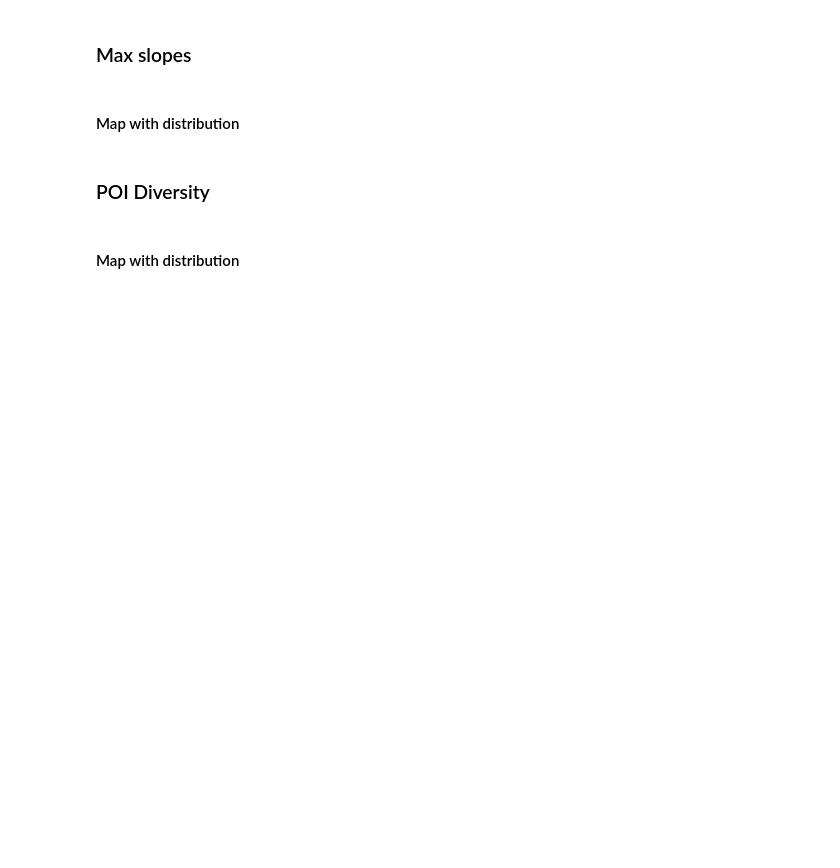
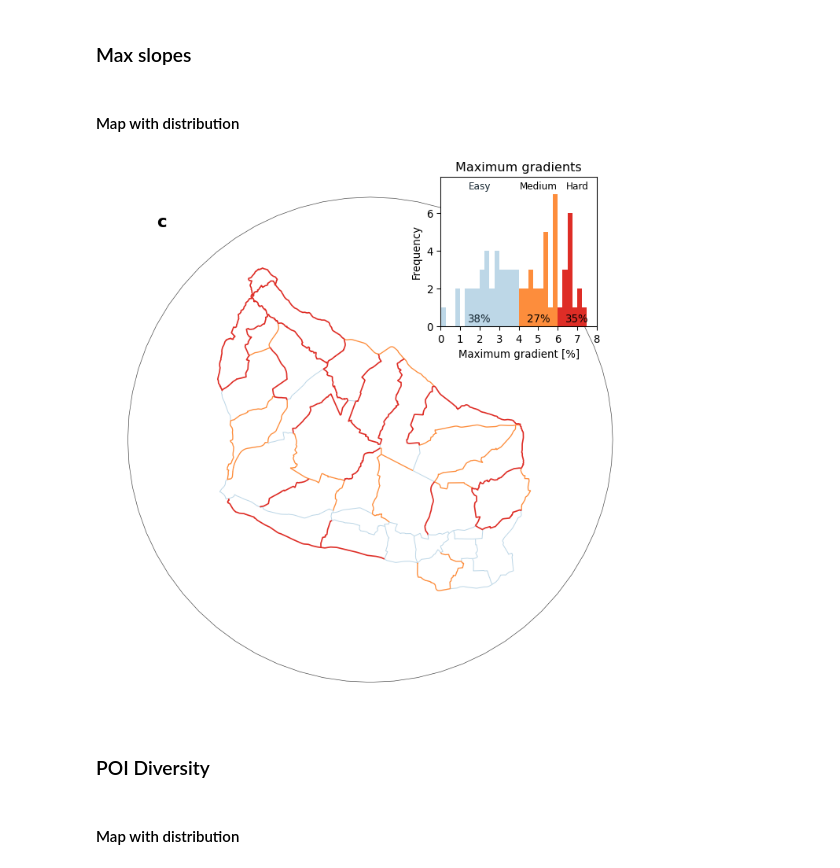
Before and after one commit to mszell/bikenwloops, a Jupyter notebook: code/03_basic_statistics.ipynb, the cells around one changed output. Drawn from its saved outputs; the diff is of its cells as text; code cells hidden in the pictures; blank space fills up the shorter version.

```diff
--- a/code/03_basic_statistics.ipynb
+++ b/code/03_basic_statistics.ipynb
@@ -862,6 +897,8 @@ fig.savefig(PATH["plot"] + "facelooplengths" + "." + PLOTPARAM["format"])
 
 # using momepy to get nodes and edges gdf with corresponding labels and geometry objects
 nodes, edges = momepy.nx_to_gdf(net=Gnx, points=True, lines=True)
+nodes = nodes.set_crs(proj_crs)
+edges = edges.set_crs(proj_crs)
 
 ### Classify edge slopes (in %)
 
@@ -889,6 +926,7 @@ fig, ax = plot_dk_gdf(
 
 for classification in edges.maxslope_class.unique():
     df = gpd.read_file(PATH["data_out"] + f"edges_{classification}.gpkg")
+    df = df.set_crs(proj_crs)
     df.plot(
         ax=ax,
         color=PLOTPARAM["maxslope_classification_colors"][classification],
@@ -990,33 +1028,35 @@ axes.text(
     color=lighten_color(PLOTPARAM["maxslope_classification_colors"]["hard"], 2.2),
     fontsize=9,
 )
 axes.text(
     (SCENARIO[0]["maxslope_limit"] + xmax) / 2,
     max(N) * 0.1,
     str(
         round(
             len(
                 [
                     i
                     for i, x in enumerate(maxslopes)
                     if (x > SCENARIO[0]["maxslope_limit"])
                 ]
             )
             / len(linklengths)
             * 100
         )
     )
     + "%",
     horizontalalignment="center",
     verticalalignment="top",
     color=lighten_color(PLOTPARAM["maxslope_classification_colors"]["hard"], 2.2),
 )
 
 axes.set_xticks(list(range(xmax + 1)))
 axes.set_xlim([0, xmax])
 axes.set_ylim([0, 1.08 * axes.get_ylim()[1]])
 
 fig.savefig(PATH["plot"] + "maxslopes" + "." + PLOTPARAM["format"])
+# %% [output]
+[figure, added]
 # %% [markdown]
 ### POI Diversity
 # %% [markdown]
```
Also changed, not shown: parts of 15 cells of this notebook, 1 other file.
